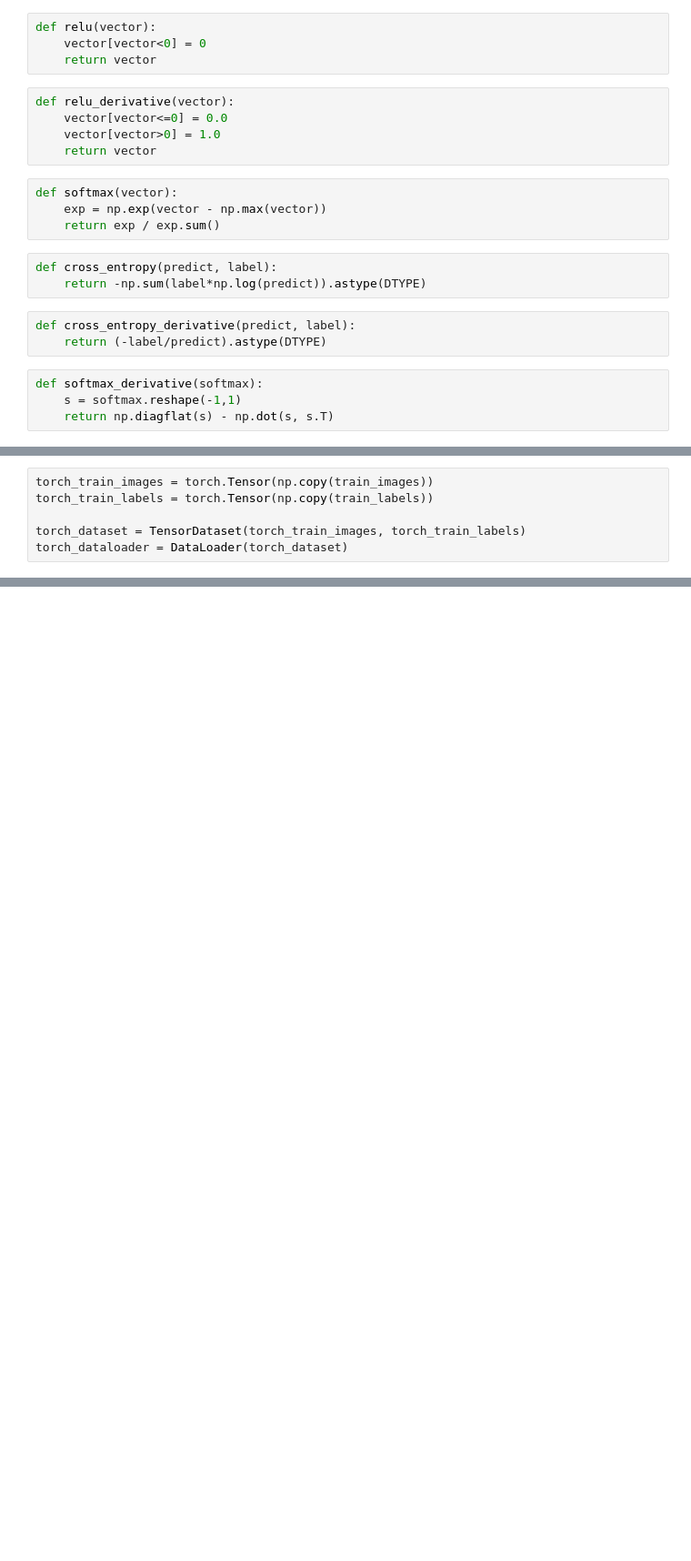
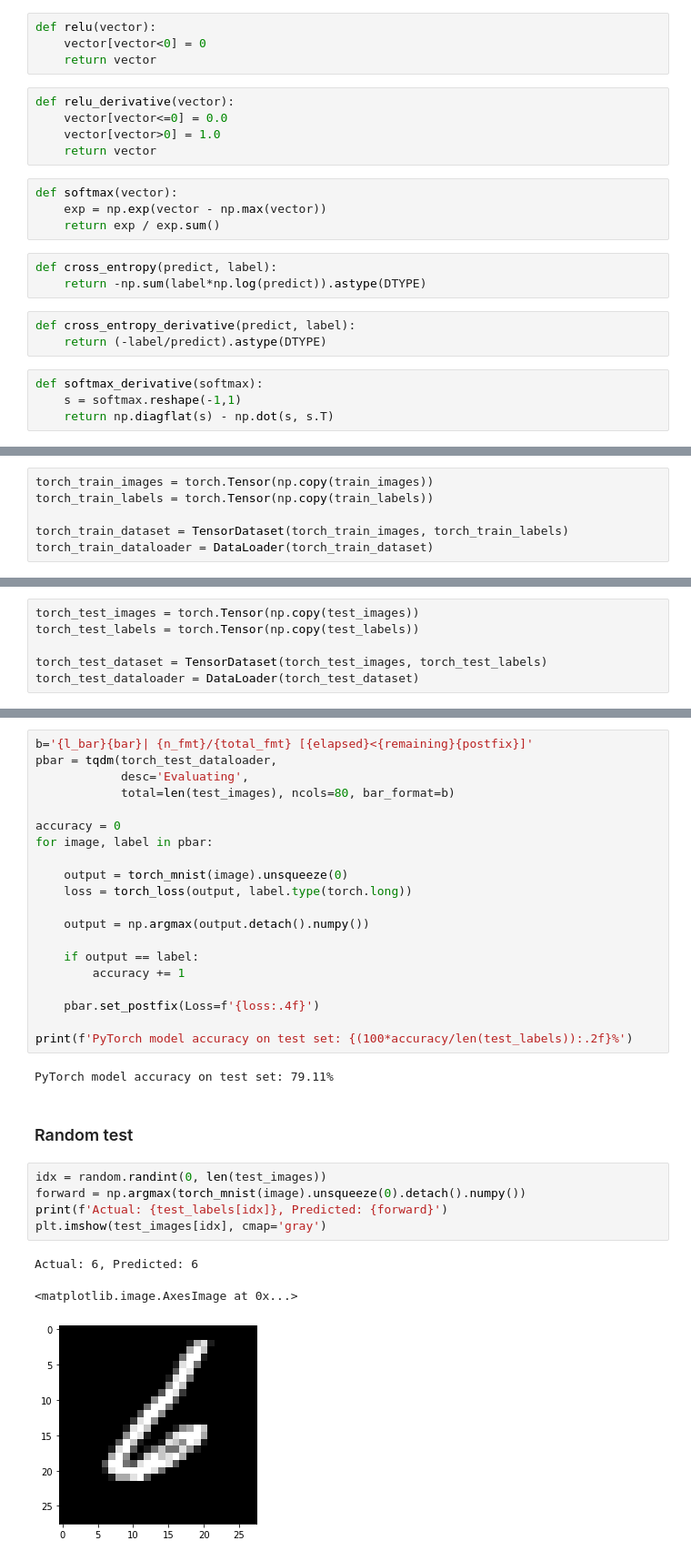
Before and after one commit to dinesh-GDK/mnist_comparison, a Jupyter notebook: mnist_comparison.ipynb, the cells around one changed output, grey strips where cells are left out. Shown at 91% size. Cells and saved outputs as stored; diff of their text form; blank space fills up the shorter version.

```diff
--- a/mnist_comparison.ipynb
+++ b/mnist_comparison.ipynb
@@ -172,5 +258,5 @@ from torch import nn
 torch_train_images = torch.Tensor(np.copy(train_images))
 torch_train_labels = torch.Tensor(np.copy(train_labels))
 
-torch_dataset = TensorDataset(torch_train_images, torch_train_labels)
-torch_dataloader = DataLoader(torch_dataset)
+torch_train_dataset = TensorDataset(torch_train_images, torch_train_labels)
+torch_train_dataloader = DataLoader(torch_train_dataset)
@@ -225,0 +309,6 @@ KeyboardInterrupt:
+# %%
+torch_test_images = torch.Tensor(np.copy(test_images))
+torch_test_labels = torch.Tensor(np.copy(test_labels))
+
+torch_test_dataset = TensorDataset(torch_test_images, torch_test_labels)
+torch_test_dataloader = DataLoader(torch_test_dataset)
@@ -225,0 +317,33 @@ KeyboardInterrupt:
+# %%
+b='{l_bar}{bar}| {n_fmt}/{total_fmt} [{elapsed}<{remaining}{postfix}]'
+pbar = tqdm(torch_test_dataloader,
+            desc='Evaluating',
+            total=len(test_images), ncols=80, bar_format=b)
+
+accuracy = 0
+for image, label in pbar:
+
+    output = torch_mnist(image).unsqueeze(0)
+    loss = torch_loss(output, label.type(torch.long))
+
+    output = np.argmax(output.detach().numpy())
+
+    if output == label:
+        accuracy += 1
+
+    pbar.set_postfix(Loss=f'{loss:.4f}')
+
+print(f'PyTorch model accuracy on test set: {(100*accuracy/len(test_labels)):.2f}%')
+# %% [output]
+PyTorch model accuracy on test set: 79.11%
+# %% [markdown]
+### Random test
+# %%
+idx = random.randint(0, len(test_images))
+forward = np.argmax(torch_mnist(image).unsqueeze(0).detach().numpy())
+print(f'Actual: {test_labels[idx]}, Predicted: {forward}')
+plt.imshow(test_images[idx], cmap='gray')
+# %% [output]
+Actual: 6, Predicted: 6
+<matplotlib.image.AxesImage at 0x...>
+[figure, added]
```
Also changed, not shown: parts of 43 cells of this notebook, 1 other file.
